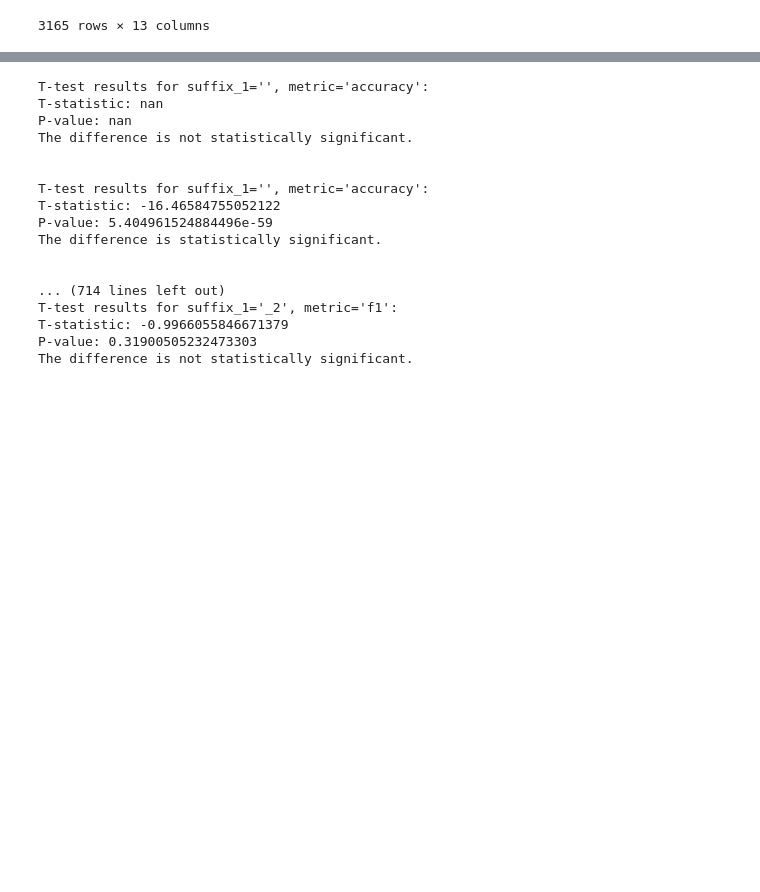
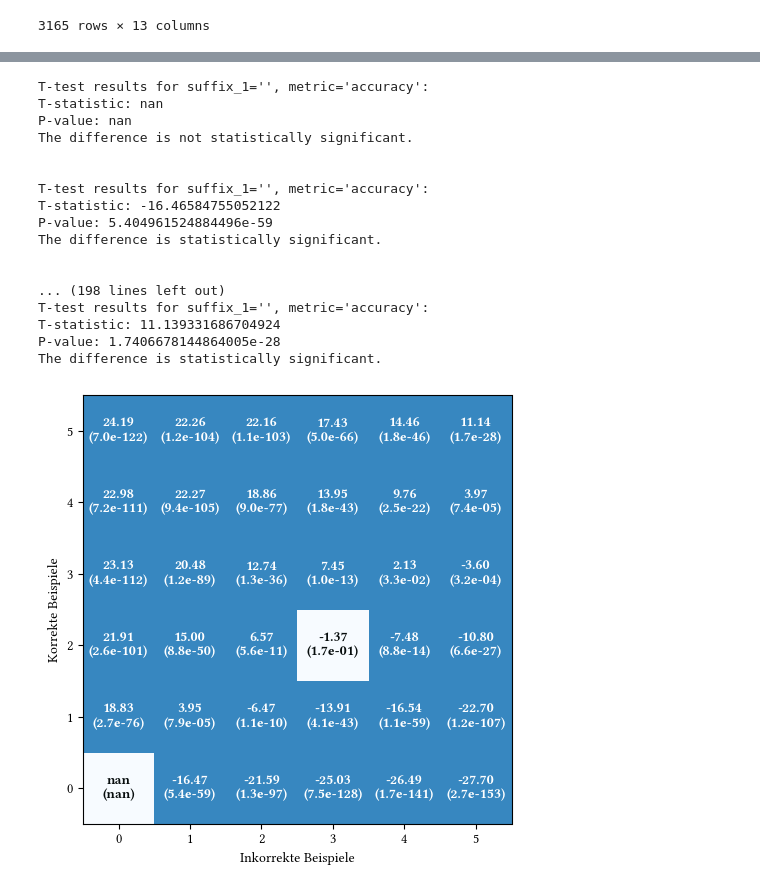
Before and after one commit to TiMauzi/llm-x-cxg, a Jupyter notebook: src/eval/eval_bert.ipynb, the cells around one changed output, grey strips where cells are left out. Cells and saved outputs as stored; diff of their text form; code cells hidden in the pictures; blank space fills up the shorter version.

```diff
--- a/src/eval/eval_bert.ipynb
+++ b/src/eval/eval_bert.ipynb
@@ -125,44 +125,97 @@ for i, suffix_1 in enumerate(suffixes_1):
 # %%
+alpha = 0.05
+valuefont = {'fontname': 'Libertinus Serif', 'fontweight': 'heavy'}
+captionfont = {'fontname': 'Libertinus Serif'}
+
 for suffix_1, metric_list in subset_matrices.items():
+    with_zeros = suffix_1 != "_2"
     for metric in metric_list[0].keys():
+        colors = colors_accuracy if metric == "accuracy" else colors_f1
         # Unpack the matrices_list into two matrices
         matrix1, matrix2 = tuple(matrix[metric] for matrix in metric_list)
 
+        t_matrix = []
+        p_matrix = []
+        sig_matrix = []
         for arr1, arr2 in zip(matrix1, matrix2):
             # Remove NaN values
             arr1_no_nan = arr1[~np.isnan(arr1)]
             arr2_no_nan = arr2[~np.isnan(arr2)]
 
             # Perform a paired t-test
             t_statistic, p_value = ttest_ind(arr1_no_nan, arr2_no_nan, equal_var=False)
 
+            t_matrix.append(t_statistic)
+            p_matrix.append(p_value)
+            sig_matrix.append(int(p_value < alpha))
+
             print(f"T-test results for suffix_1='{suffix_1}', metric='{metric}':")
             print(f"T-statistic: {t_statistic}")
             print(f"P-value: {p_value}")
 
             # Check the significance based on the p-value
-            alpha = 0.05
             if p_value < alpha:
                 print("The difference is statistically significant.")
             else:
                 print("The difference is not statistically significant.")
 
             print("\n")
+
+        fig, ax = plt.subplots(1, 1, figsize=(5, 5))
+
+        t_matrix = np.array(t_matrix)
+        p_matrix = np.array(p_matrix)
+        sig_matrix = np.array(sig_matrix)
+
+        t_matrix = t_matrix.reshape((
+            int(np.sqrt(len(t_matrix))), int(np.sqrt(len(t_matrix)))
+        ))
+        p_matrix = p_matrix.reshape((
+            int(np.sqrt(len(p_matrix))), int(np.sqrt(len(p_matrix)))
+        ))
+        sig_matrix = sig_matrix.reshape((
+            int(np.sqrt(len(sig_matrix))), int(np.sqrt(len(sig_matrix)))
+        ))
+
+        ax.imshow(sig_matrix, cmap=colors, vmin=0, vmax=1.5)
+        ax.invert_yaxis()
+
+        for m in range(sig_matrix.shape[0]):
+            for n in range(sig_matrix.shape[1]):
+                #if with_zeros and m == n == 0:
+                #    ax.text(0, 0, "—", ha='center', va='center', color='xkcd:almost black', **valuefont)
+                #else:
+                    t = t_matrix[m, n]
+                    p = p_matrix[m, n]
+                    ax.text(n, m, '%.2f' % t + "\n(" + '%.1e' % p + ")", ha='center', va='center', color='xkcd:almost black' if sig_matrix[m, n] < alpha else 'white', **valuefont)
+
+        ax.set_xticks(range(sig_matrix.shape[1]))
+        ax.set_xticklabels(range(len(sig_matrix[0])), **captionfont)
+
+        ax.set_yticks(range(sig_matrix.shape[0]))
+        ax.set_yticklabels(range(len(sig_matrix[0])), **captionfont)
+        ax.set_xlabel("Inkorrekte Beispiele", **captionfont)
+        ax.set_ylabel("Korrekte Beispiele", **captionfont)
+        plt.tight_layout()
+        plt.show()
+        fig.savefig(f"eval_bert{suffix_1}_significance_{metric}.pdf", bbox_inches='tight')
+        print()
 # %% [output]
 T-test results for suffix_1='', metric='accuracy':
 T-statistic: nan
 P-value: nan
 The difference is not statistically significant.
 
 
 T-test results for suffix_1='', metric='accuracy':
 T-statistic: -16.46584755052122
 P-value: 5.404961524884496e-59
 The difference is statistically significant.
 
 
-... (714 lines left out)
-T-test results for suffix_1='_2', metric='f1':
-T-statistic: -0.9966055846671379
-P-value: 0.31900505232473303
-The difference is not statistically significant.
+... (198 lines left out)
+T-test results for suffix_1='', metric='accuracy':
+T-statistic: 11.139331686704924
+P-value: 1.7406678144864005e-28
+The difference is statistically significant.
+[figure, added]
```
Also changed, not shown: parts of 2 cells of this notebook, 3 other files.
